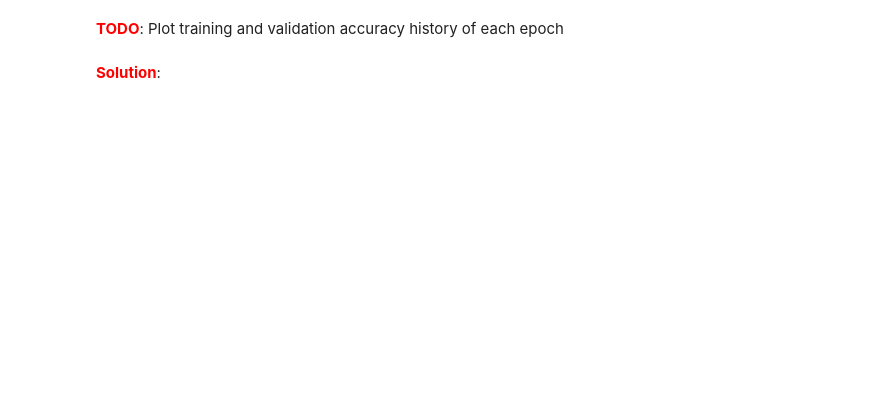
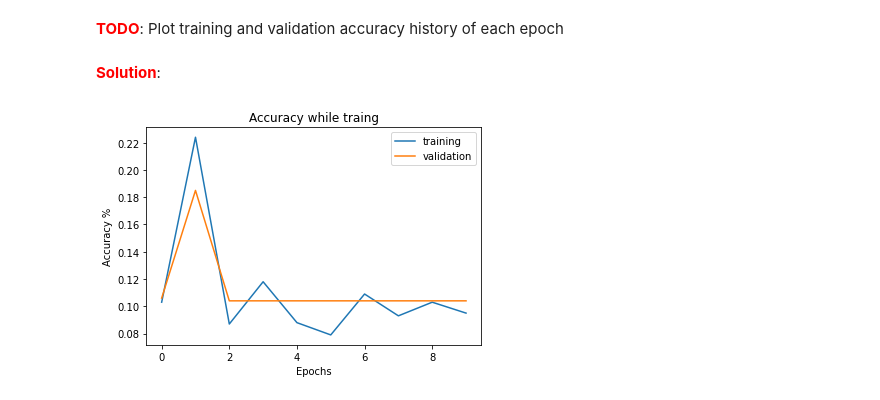
Before and after one commit to xs2445/21fall_courses, a Jupyter notebook: e4040/hw1/task2-mlp_numpy.ipynb, the cells around one changed output. Saved outputs shown, nothing was run; the diff lists cells and outputs as text; code cells hidden in the pictures; blank space fills up the shorter version.

```diff
--- a/e4040/hw1/task2-mlp_numpy.ipynb
+++ b/e4040/hw1/task2-mlp_numpy.ipynb
@@ -530,0 +627,12 @@ test(model, X_test, y_test)
+# %%
+#TODO: plot training and validation accuracy# training and accuracy plot
+plt.plot(train_acc_hist, label='training')
+plt.plot(val_acc_hist, label='validation')
+
+plt.xlabel('Epochs')
+plt.ylabel('Accuracy %')
+plt.legend()
+plt.title('Accuracy while traing')
+plt.show()
+# %% [output]
+[figure, added]
```
Also changed, not shown: parts of 12 cells of this notebook, 3 other files.
